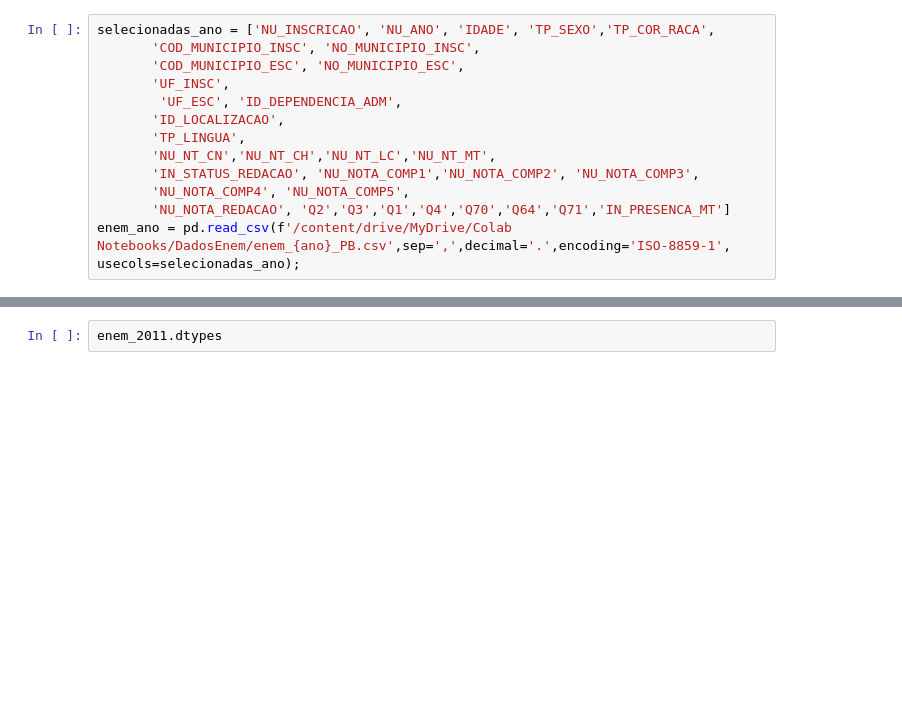
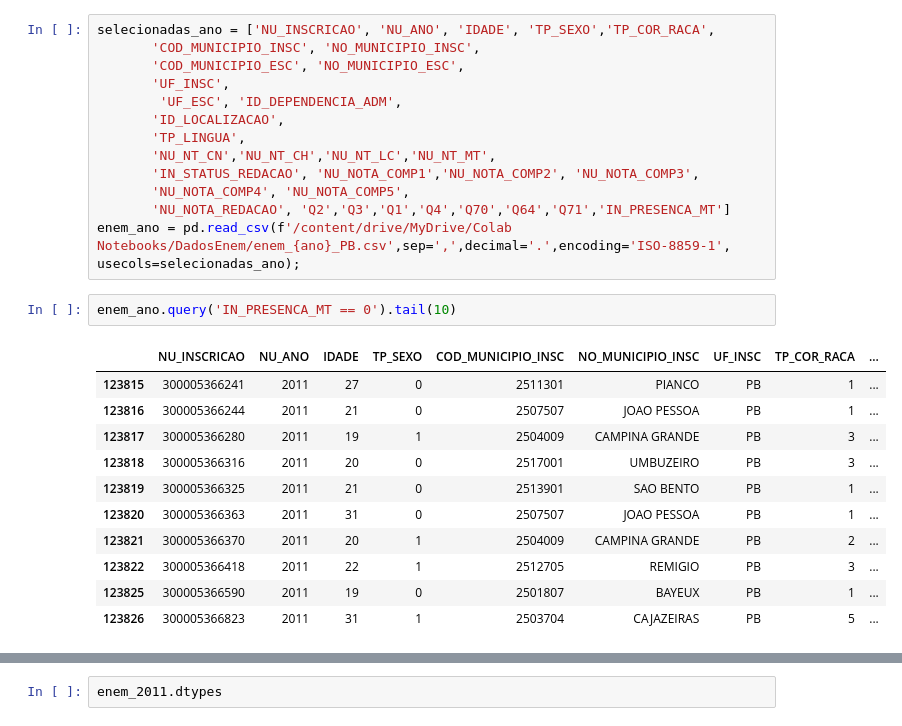
Before and after one commit to mariaeco/ICD_project_Maria, a Jupyter notebook: ProjetoICD_OrganizacaoDadosTemporal.ipynb, the cells around one changed output, grey strips where cells are left out. Saved outputs shown, nothing was run; the diff lists cells and outputs as text; blank space fills up the shorter version.

```diff
--- a/ProjetoICD_OrganizacaoDadosTemporal.ipynb
+++ b/ProjetoICD_OrganizacaoDadosTemporal.ipynb
@@ -1207,6 +1547,20 @@ selecionadas_ano = ['NU_INSCRICAO', 'NU_ANO', 'IDADE', 'TP_SEXO','TP_COR_RACA',
        'NU_NOTA_COMP4', 'NU_NOTA_COMP5',
        'NU_NOTA_REDACAO', 'Q2','Q3','Q1','Q4','Q70','Q64','Q71','IN_PRESENCA_MT']
 enem_ano = pd.read_csv(f'/content/drive/MyDrive/Colab Notebooks/DadosEnem/enem_{ano}_PB.csv',sep=',',decimal='.',encoding='ISO-8859-1', usecols=selecionadas_ano);
+# %%
+enem_ano.query('IN_PRESENCA_MT == 0').tail(10)
+# %% [output]
+|  | NU_INSCRICAO | NU_ANO | IDADE | TP_SEXO | COD_MUNICIPIO_INSC | NO_MUNICIPIO_INSC | UF_INSC | TP_COR_RACA | ... |
+| 123815 | 300005366241 | 2011 | 27 | 0 | 2511301 | PIANCO | PB | 1 | ... |
+| 123816 | 300005366244 | 2011 | 21 | 0 | 2507507 | JOAO PESSOA | PB | 1 | ... |
+| 123817 | 300005366280 | 2011 | 19 | 1 | 2504009 | CAMPINA GRANDE | PB | 3 | ... |
+| 123818 | 300005366316 | 2011 | 20 | 0 | 2517001 | UMBUZEIRO | PB | 3 | ... |
+| 123819 | 300005366325 | 2011 | 21 | 0 | 2513901 | SAO BENTO | PB | 1 | ... |
+| 123820 | 300005366363 | 2011 | 31 | 0 | 2507507 | JOAO PESSOA | PB | 1 | ... |
+| 123821 | 300005366370 | 2011 | 20 | 1 | 2504009 | CAMPINA GRANDE | PB | 2 | ... |
+| 123822 | 300005366418 | 2011 | 22 | 1 | 2512705 | REMIGIO | PB | 3 | ... |
+| 123825 | 300005366590 | 2011 | 19 | 0 | 2501807 | BAYEUX | PB | 1 | ... |
+| 123826 | 300005366823 | 2011 | 31 | 1 | 2503704 | CAJAZEIRAS | PB | 5 | ... |
 # %%
 enem_ano.rename(columns = {'Q2':'Q1',
                            'Q3':'Q2',
```
Also changed, not shown: parts of 54 cells of this notebook.
